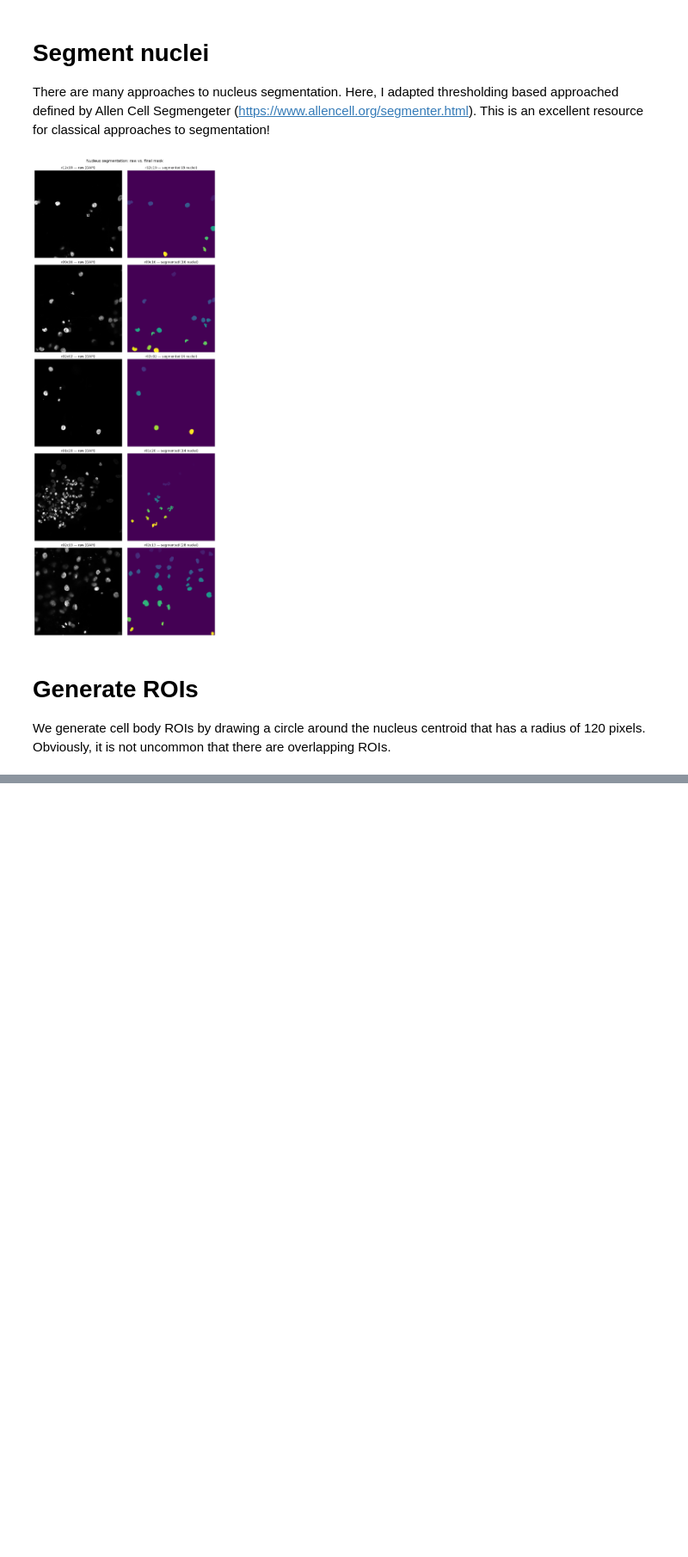
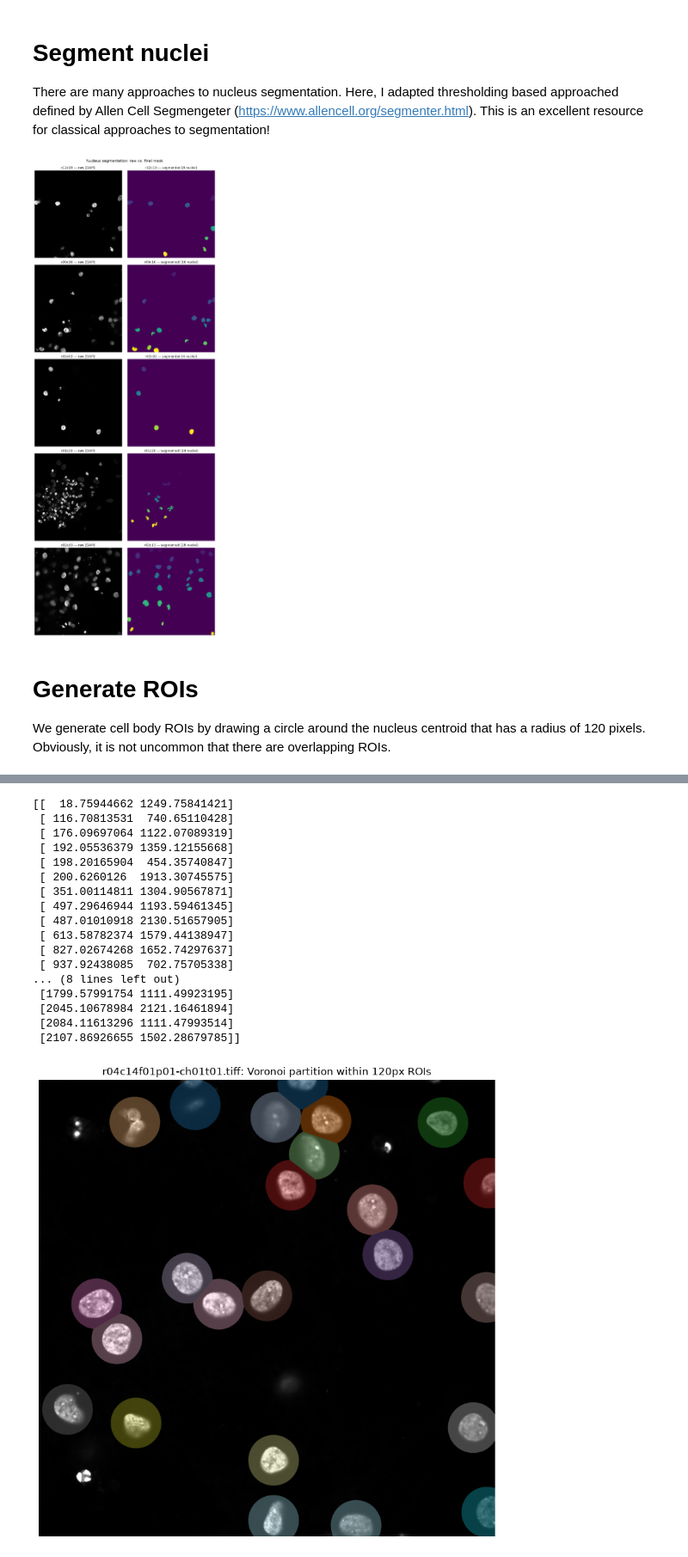
Before and after one commit to kelpschd/NucleusHack, a Jupyter notebook: NucleusHack_DJK.ipynb, the cells around one changed output, grey strips where cells are left out. Shown at 86% size. Saved outputs shown, nothing was run; the diff lists cells and outputs as text; code cells hidden in the pictures; blank space fills up the shorter version.

Commit message:
Had codon generate a fair amount of code here - played around with roi bisection but really landed on voronoi patterning, it seems like a very fast way to get the the goal we care about.

```diff
--- a/NucleusHack_DJK.ipynb
+++ b/NucleusHack_DJK.ipynb
@@ -399,0 +648,78 @@ plt.show()
+# %%
+def voronoi_within_circles(image_shape, centroids_rc, radius):
+    """
+    Assign each pixel inside at least one circular ROI to the nearest centroid.
+
+    Returns:
+        labels: int array of shape image_shape
+            0 = background / outside all circles
+            1..N = assigned to centroid index + 1
+    """
+    n = len(centroids_rc)
+    rows, cols = image_shape
+    yy, xx = np.indices(image_shape)
+
+    if n == 0:
+        return np.zeros(image_shape, dtype=np.int32)
+
+    # Distance from every pixel to every centroid
+    # centroids_rc[:, 0] = row (y), centroids_rc[:, 1] = col (x)
+    d2 = np.stack([
+        (yy - cy)**2 + (xx - cx)**2
+        for cy, cx in centroids_rc
+    ], axis=0)   # shape = (N, rows, cols)
+
+    # Pixels inside at least one circle
+    inside_any_circle = np.any(d2 <= radius**2, axis=0)
+
+    # Nearest centroid at each pixel
+    nearest = np.argmin(d2, axis=0) + 1   # +1 so background can stay 0
+
+    labels = np.zeros(image_shape, dtype=np.int32)
+    labels[inside_any_circle] = nearest[inside_any_circle]
+
+    return labels
+
+def plot_voronoi_with_nuc(nuc, vor_labels, title=None):
+    lo, hi = np.percentile(nuc, (0.2, 99.8))
+
+    fig, ax = plt.subplots(figsize=(8, 8))
+    ax.imshow(nuc, cmap="gray", vmin=lo, vmax=hi)
+
+    masked = np.ma.masked_where(vor_labels == 0, vor_labels)
+    ax.imshow(masked, cmap="tab20", alpha=0.35)
+
+    if title is not None:
+        ax.set_title(title)
+
+    ax.axis("off")
+    plt.tight_layout()
+    plt.show()
+
+centroids_rc, overlapping, pairs = analyze_image(nuc_seg, dist_threshold)
+vor_labels = voronoi_within_circles(nuc_seg.shape, centroids_rc, RADIUS)
+
+plot_voronoi_with_nuc(
+    nuc,
+    vor_labels,
+    title=f"{fpath.name}: Voronoi partition within {RADIUS}px ROIs"
+)
+# %% [output]
+[[  18.75944662 1249.75841421]
+ [ 116.70813531  740.65110428]
+ [ 176.09697064 1122.07089319]
+ [ 192.05536379 1359.12155668]
+ [ 198.20165904  454.35740847]
+ [ 200.6260126  1913.30745575]
+ [ 351.00114811 1304.90567871]
+ [ 497.29646944 1193.59461345]
+ [ 487.01010918 2130.51657905]
+ [ 613.58782374 1579.44138947]
+ [ 827.02674268 1652.74297637]
+ [ 937.92438085  702.75705338]
+... (8 lines left out)
+ [1799.57991754 1111.49923195]
+ [2045.10678984 2121.16461894]
+ [2084.11613296 1111.47993514]
+ [2107.86926655 1502.28679785]]
+[figure, added]
```
Also changed, not shown: parts of 5 cells of this notebook.
